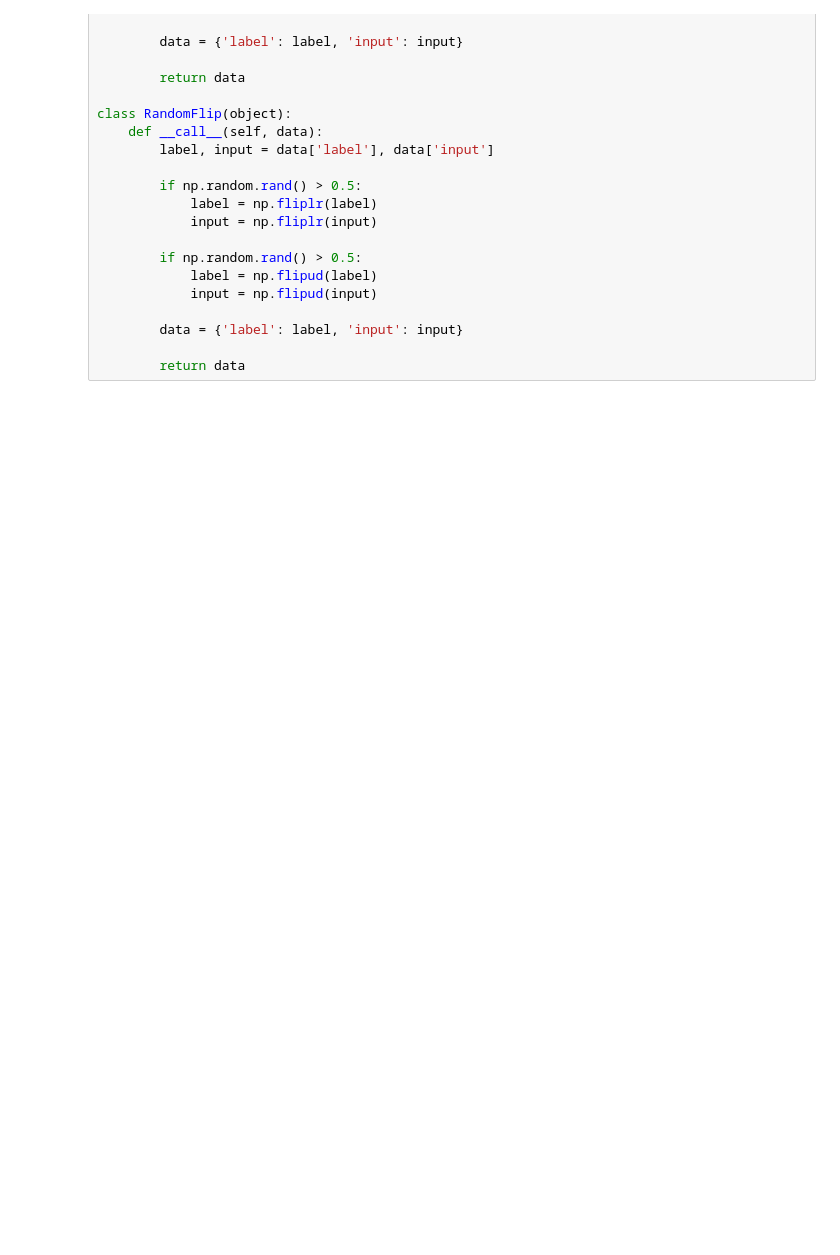
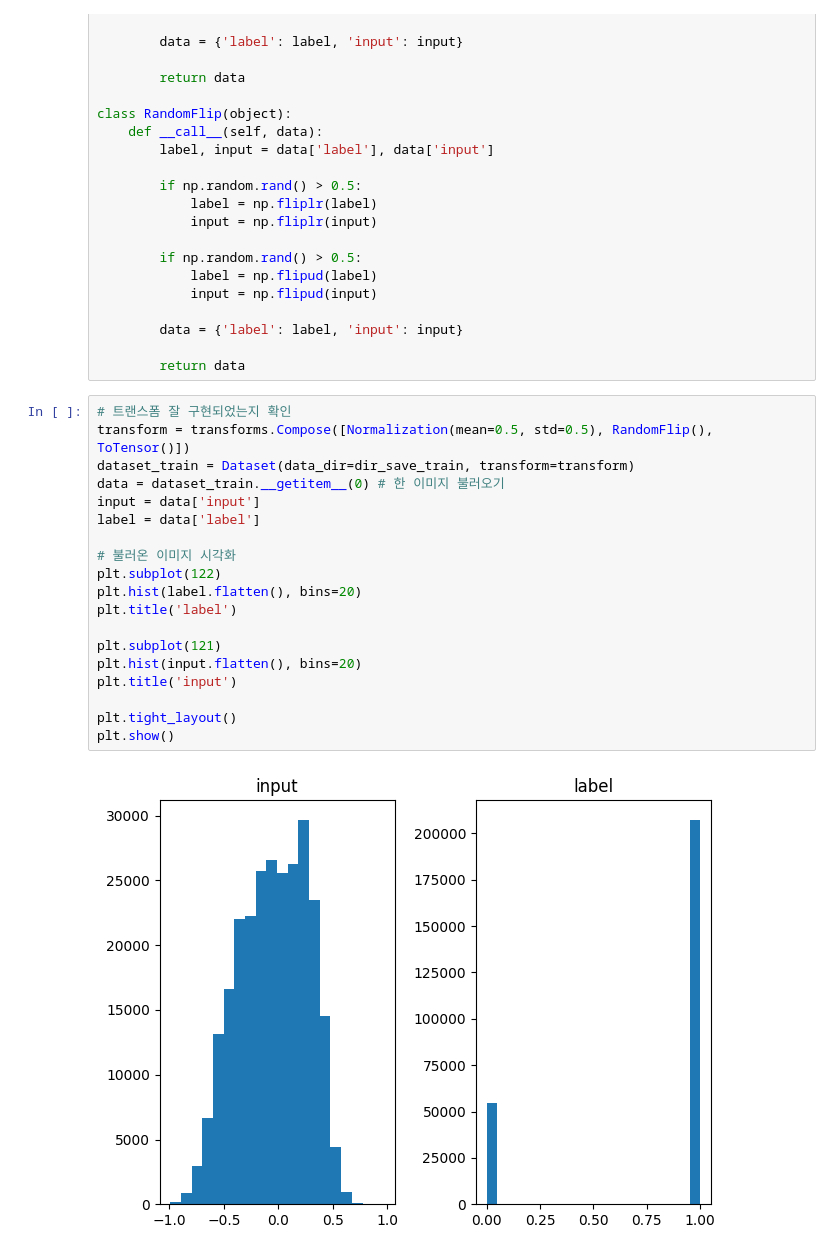
Before and after one commit to hong-ch/MARS_paper_review, a Jupyter notebook: week03/Unet/Unet_EM.ipynb, the cells around one changed output. Saved outputs shown, nothing was run; the diff lists cells and outputs as text; blank space fills up the shorter version.

```diff
--- a/week03/Unet/Unet_EM.ipynb
+++ b/week03/Unet/Unet_EM.ipynb
@@ -346,3 +346,24 @@ class RandomFlip(object):
         data = {'label': label, 'input': input}
 
         return data
+# %%
+# 트랜스폼 잘 구현되었는지 확인
+transform = transforms.Compose([Normalization(mean=0.5, std=0.5), RandomFlip(), ToTensor()])
+dataset_train = Dataset(data_dir=dir_save_train, transform=transform)
+data = dataset_train.__getitem__(0) # 한 이미지 불러오기
+input = data['input']
+label = data['label']
+
+# 불러온 이미지 시각화
+plt.subplot(122)
+plt.hist(label.flatten(), bins=20)
+plt.title('label')
+
+plt.subplot(121)
+plt.hist(input.flatten(), bins=20)
+plt.title('input')
+
+plt.tight_layout()
+plt.show()
+# %% [output]
+[figure, added]
```
Also changed, not shown: parts of 12 cells of this notebook, 1 other file.
